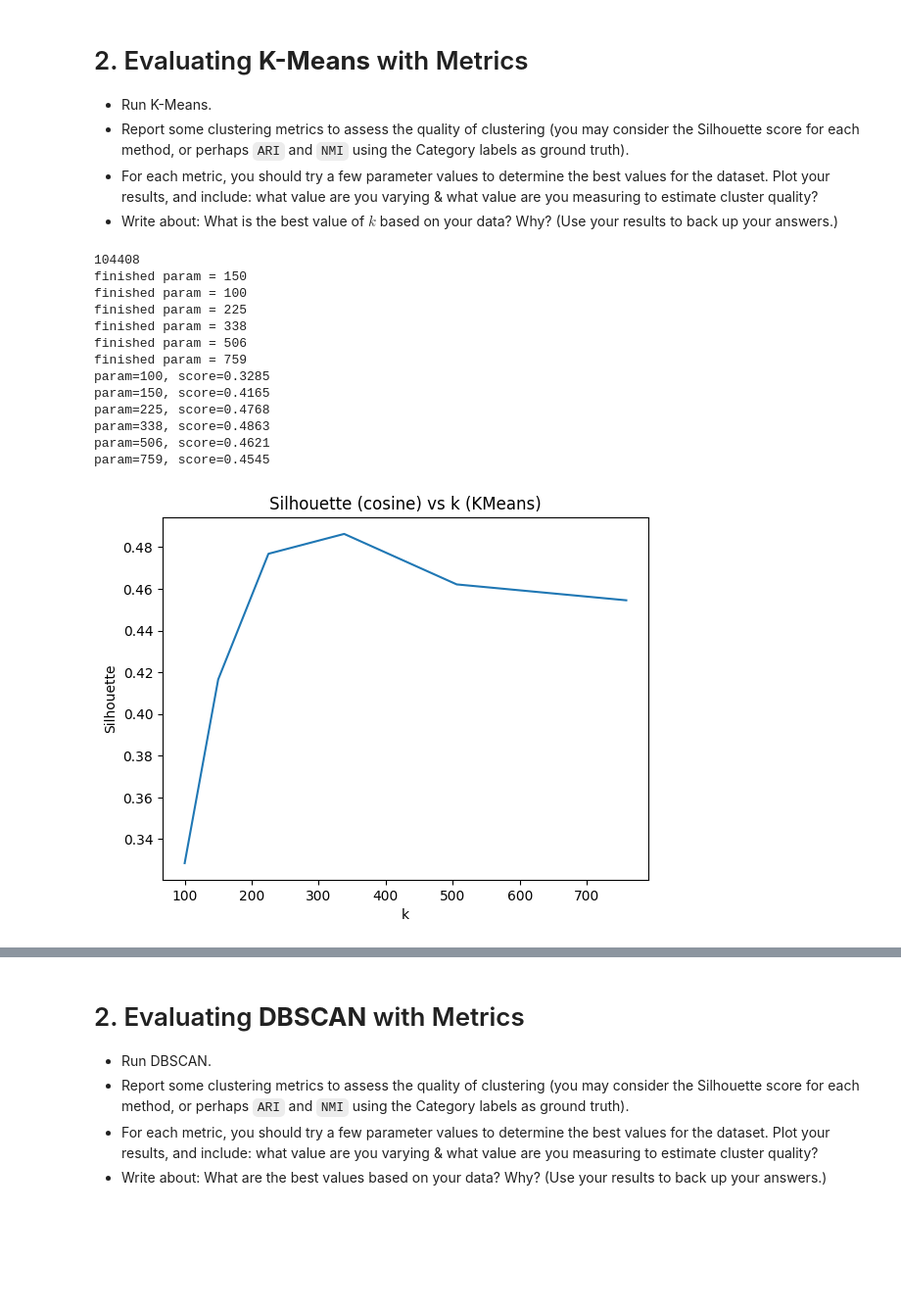
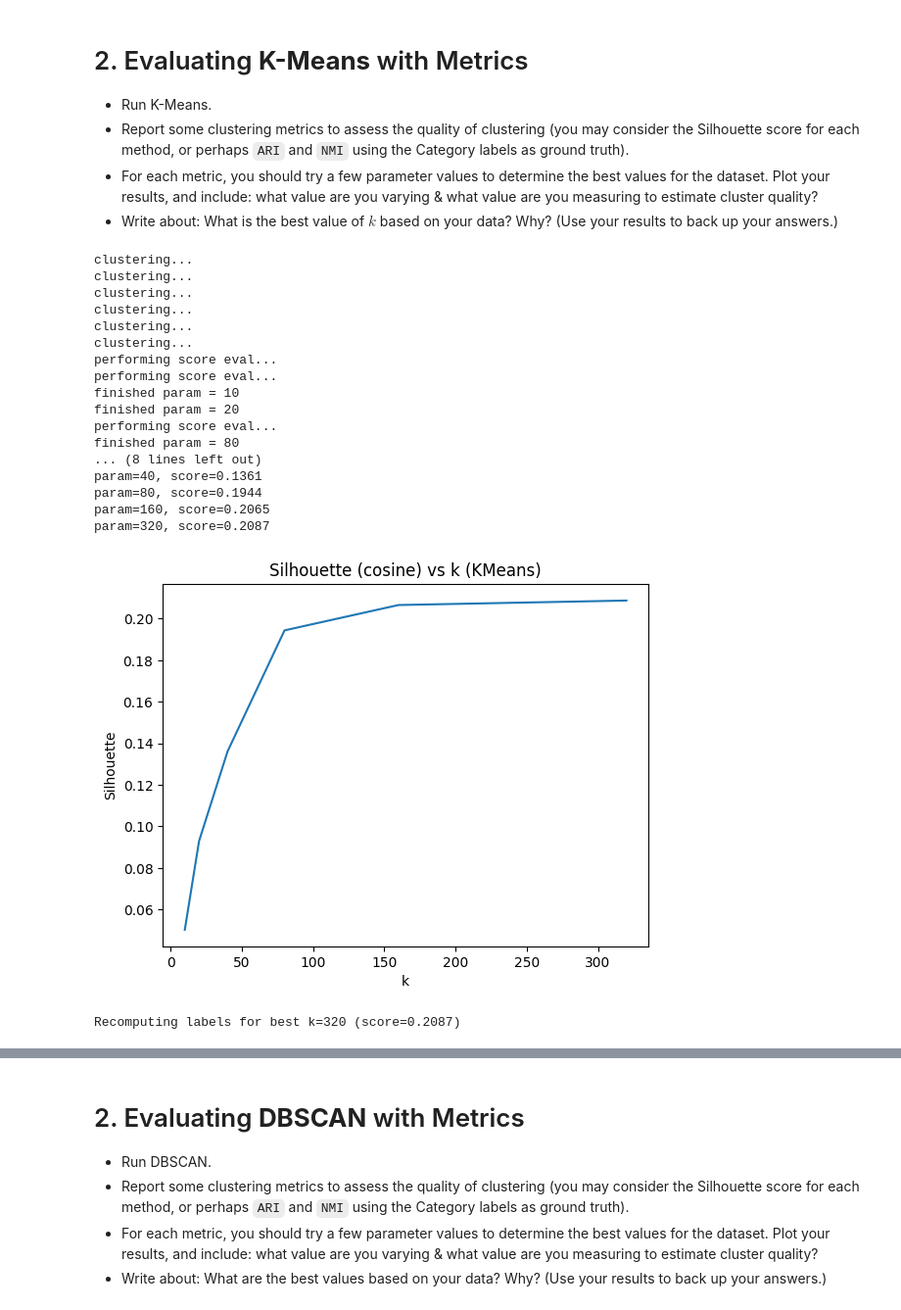
Before and after one commit to keeganasmith/CSCE676, a Jupyter notebook: hw6/homework_6_csce676_spring2026.ipynb, the cells around one changed output, grey strips where cells are left out. Shown at 98% size. Cells and saved outputs as stored; diff of their text form; code cells hidden in the pictures; blank space fills up the shorter version.

```diff
--- a/hw6/homework_6_csce676_spring2026.ipynb
+++ b/hw6/homework_6_csce676_spring2026.ipynb
@@ -232,17 +232,18 @@ from sklearn.metrics import silhouette_score
 from sklearn.decomposition import TruncatedSVD
 from sklearn.preprocessing import Normalizer
 from sklearn.pipeline import make_pipeline
-
+SIL_SIZE = 25000
 # ---------- Shared feature builder ----------
 def convert_to_cluster_X(df):
     q_vec = TfidfVectorizer(stop_words="english")
     X_q = q_vec.fit_transform(df["Question"])
 
-    c_vec = TfidfVectorizer(stop_words="english")
-    X_c = c_vec.fit_transform(df["Category"])
+    # c_vec = TfidfVectorizer(stop_words="english")
+    # X_c = c_vec.fit_transform(df["Category"])
 
-    X = hstack([X_q, X_c])
-    print(X.shape[1])
+    # X = hstack([X_q, X_c])
+    # print(X.shape[1])
+    X = X_q
     svd = TruncatedSVD(n_components=200, random_state=42)
     norm = Normalizer(copy=False)
     X_reduced = make_pipeline(svd, norm).fit_transform(X)
@@ -257,11 +258,12 @@ def run_cluster_and_score(
     cluster_kwargs=None,   # kwargs passed to clusterer_fn
 ):
     cluster_kwargs = cluster_kwargs or {}
+    print("clustering...", flush=True)
     labels = clusterer_fn(X, **cluster_kwargs)
 
     if score_fn is None:
         return labels, None
-
+    print("performing score eval...", flush=True)
     score = score_fn(X, labels)
     return labels, score
 
@@ -269,10 +271,10 @@ def run_cluster_and_score(
 # ---------- Generic parallel sweep + plot ----------
 def parallel_sweep_and_plot(
     df,
-    param_values,          # list of values for the swept parameter (e.g., k values)
-    clusterer_fn,          # clustering function to swap
-    make_cluster_kwargs,   # function: v -> dict  (builds kwargs from swept value)
-    score_fn,              # scoring function (can be silhouette, etc.)
+    param_values,
+    clusterer_fn,
+    make_cluster_kwargs,
+    score_fn,
     n_jobs=6,
     title="Score vs Parameter",
     xlabel="Parameter",
@@ -288,10 +290,12 @@ def parallel_sweep_and_plot(
             score_fn=score_fn,
             cluster_kwargs=make_cluster_kwargs(v),
         )
-        print("finished param =", v)
+        print("finished param =", v, flush=True)
         return v, score
 
-    results = Parallel(n_jobs=n_jobs, prefer="threads")(delayed(_one)(v) for v in param_values)
+    results = Parallel(n_jobs=n_jobs, prefer="processes")(
+        delayed(_one)(v) for v in param_values
+    )
     results = sorted(results, key=lambda t: t[0])
 
     xs = [v for v, _ in results]
@@ -307,7 +311,20 @@ def parallel_sweep_and_plot(
     plt.title(title)
     plt.show()
 
-    return results
+    # ---- pick best param (max score); skip None/NaN safely
+    import numpy as np
+    valid = [(v, s) for (v, s) in results if s is not None and np.isfinite(s)]
+    if not valid:
+        # no valid scores; return X but no "best"
+        return results, X, None, None, None
+
+    best_param, best_score = max(valid, key=lambda t: t[1])
+
+    # ---- recompute labels for best param once (no process-transfer needed)
+    print(f"Recomputing labels for best {xlabel}={best_param} (score={best_score:.4f})", flush=True)
+    best_labels = clusterer_fn(X, **make_cluster_kwargs(best_param))
+
+    return results, X, best_labels, best_param, best_score
 
 
 # ---------- Pluggable: KMeans clusterer ----------
@@ -326,49 +343,54 @@ def silhouette_cosine(sample_size=50000, random_state=0):
             X, labels,
             metric="cosine",
             sample_size=sample_size,
             random_state=random_state
         )
     return _score
 
 
 # -------------------- Problem 2 (KMeans) --------------------
 def problem2():
-    k_values = [100, 150, 225, 338, 506, 759]
+    k_values = [10, 20, 40, 80, 160, 320]
 
     # Only these two lines matter to switch methods later:
     clusterer_fn = cluster_kmeans
     make_kwargs = lambda k: {"n_clusters": k, "random_state": 0, "n_init": "auto"}
 
-    score_fn = silhouette_cosine(sample_size=50000, random_state=0)
+    score_fn = silhouette_cosine(sample_size=SIL_SIZE, random_state=0)
 
     parallel_sweep_and_plot(
         jeopardy_sample,
         param_values=k_values,
         clusterer_fn=clusterer_fn,
         make_cluster_kwargs=make_kwargs,
         score_fn=score_fn,
         n_jobs=6,
         title="Silhouette (cosine) vs k (KMeans)",
         xlabel="k",
         ylabel="Silhouette",
     )
 
 problem2()
 # %% [output]
-104408
-finished param = 150
-finished param = 100
-finished param = 225
-finished param = 338
-finished param = 506
-finished param = 759
-param=100, score=0.3285
-param=150, score=0.4165
-param=225, score=0.4768
-param=338, score=0.4863
-param=506, score=0.4621
-param=759, score=0.4545
+clustering...
+clustering...
+clustering...
+clustering...
+clustering...
+clustering...
+performing score eval...
+performing score eval...
+finished param = 10
+finished param = 20
+performing score eval...
+finished param = 80
+... (8 lines left out)
+param=40, score=0.1361
+param=80, score=0.1944
+param=160, score=0.2065
+param=320, score=0.2087
-[figure, old version]
+[figure, new version]
+Recomputing labels for best k=320 (score=0.2087)
 # %% [markdown]
 First of all, I realized that in order to perform clustering I would need to convert the text to features, for this I used TF-IDF which converts the tokens to features and assigns each feature a score. The score is related to the frequency in that, if a feature appears frequently across all rows, then it has a lower score, and vice versa. I then used Truncated Singular Value Decomposition to reduce the number of features to 200, just to make it more computationally feasible. I used SVD instead of PCA because SVD works efficiently with sparse matrices, which is what we have.
 
```
Also changed, not shown: parts of 7 cells of this notebook, 1 other file.
